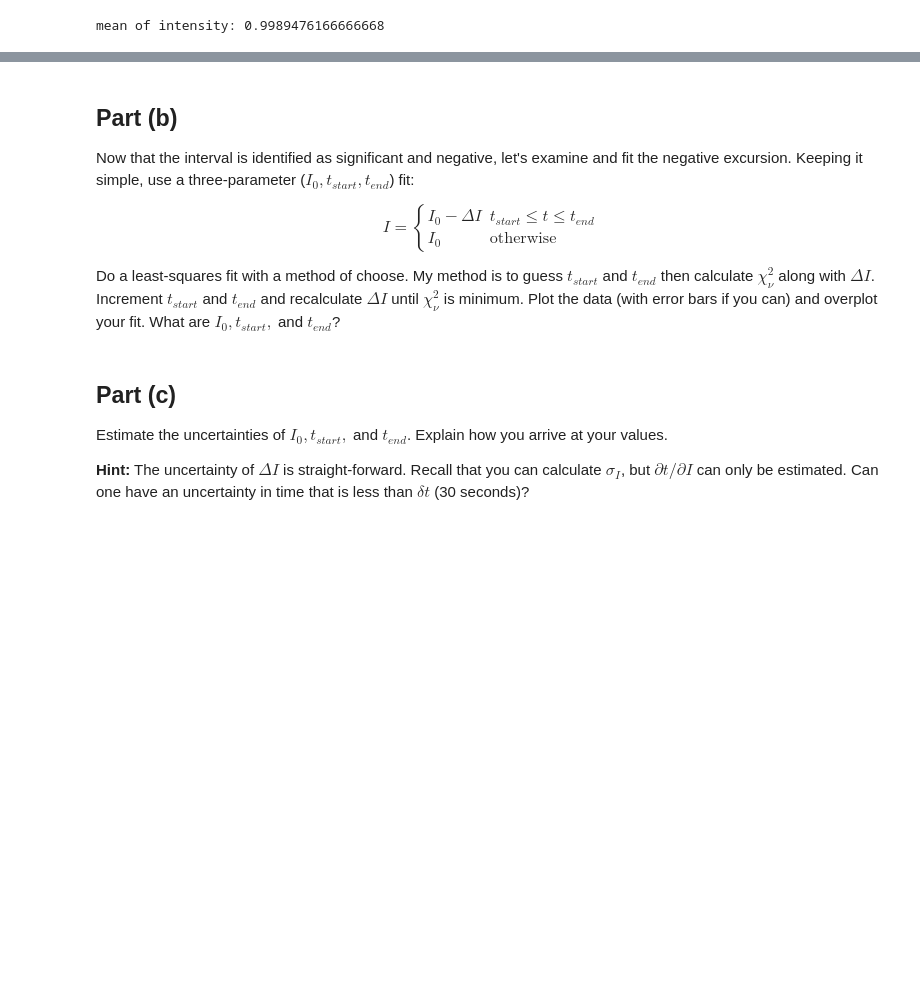
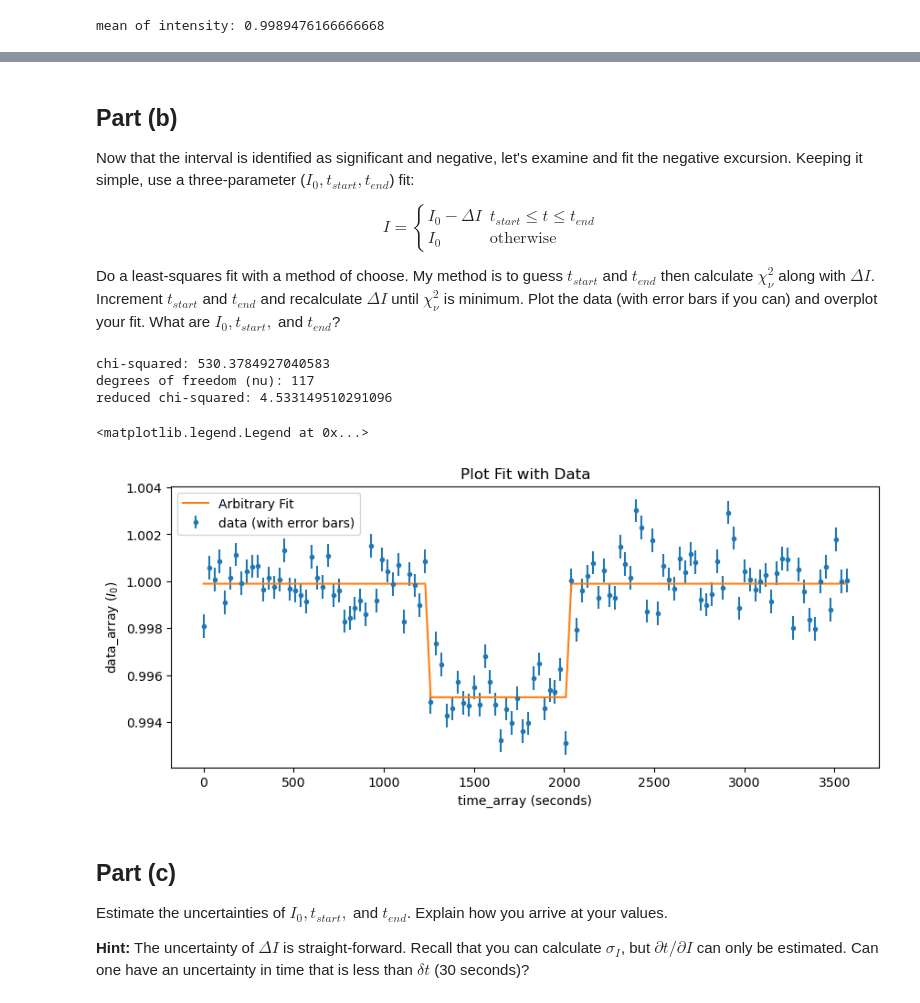
Before and after one commit to Rokkaan5/Code-Reference-Notebook, a Jupyter notebook: CU-Boulder/AstroPhys/HW/hw4/hw4.ipynb, the cells around one changed output, grey strips where cells are left out. Saved outputs shown, nothing was run; the diff lists cells and outputs as text; code cells hidden in the pictures; blank space fills up the shorter version.

Commit message:
add initial code for first attempt of fit to arbitrary function of Q3.b

```diff
--- a/CU-Boulder/AstroPhys/HW/hw4/hw4.ipynb
+++ b/CU-Boulder/AstroPhys/HW/hw4/hw4.ipynb
@@ -203,11 +203,11 @@ array([0.998088, 1.00058 , 1.00007 , 1.00085 , 0.999086, 1.00013 ,
        0.999991, 1.00061 , 0.998795, 1.00178 , 0.999991, 1.00003 ])
 # %%
 # create time-array
-t_start = 0         # start of time array
-t_end = 3570        # end of time array
-dt = 30             # timestep (30 seconds)
+t0 = 0          # start of time array
+tf = 3570       # end of time array
+dt = 30         # timestep (30 seconds)
 
-time_array = np.arange(t_start,t_end+dt,dt)
+time_array = np.arange(t0,tf+dt,dt)
 print("length of time_array:",len(time_array))
 # %% [output]
 length of time_array: 120
@@ -246,12 +246,12 @@ cs_constant.plot_chi2_pdf(cs=cs_constant.cs,df=len(data_array))
 ## Part (b)
 Now that the interval is identified as significant and negative, let's examine and fit the negative excursion. Keeping it simple, use a three-parameter ($I_0, t_{start},t_{end}$) fit:
 
-\begin{equation}
+\begin{equation*}
 I =
 \begin{cases}
 I_0 - \Delta I & t_{start} \le t \le t_{end}\\
 I_0 & \text{otherwise}
 \end{cases}
-\end{equation}
+\end{equation*}
 
 Do a least-squares fit with a method of choose. My method is to guess $t_{start}$ and $t_{end}$ then calculate $\chi_\nu^2$ along with $\Delta I$. Increment $t_{start}$ and $t_{end}$ and recalculate $\Delta I$ until  $\chi_\nu^2$ is minimum. Plot the data (with error bars if you can) and overplot your fit. What are $I_0, t_{start},$ and $t_{end}$?
@@ -260,3 +258,41 @@ Do a least-squares fit with a method of choose. My method is to guess $t_{start}
+# %%
+def fit_udu(t_start, t_end, I0=1):
+    """Fit 'up-down-up'
+    """
+    delta_I = I0 - np.mean(data_array[(time_array>=t_start) & (time_array<=t_end)])
+    fit = []
+    for t in time_array:
+        if t >= t_start and t <= t_end:
+            fit.append(I0 - delta_I)
+        else:
+            fit.append(I0)
+
+    fit = np.array(fit)
+    return fit
+# %%
+fit = fit_udu(t_start=1250,t_end=2010,I0=np.mean(data_array[time_array<1250]))
+# %%
+q3b_cs = hf.nonreduced_chi2(x=data_array,mu_prime=fit,sigma_2=(0.001*data_array)**2)
+print("chi-squared:",q3b_cs)
+
+q3b_rcs = hf.reduced_chi2(x=data_array,mu_prime=fit,sigma_2=(0.001*data_array)**2,parameters=3)
+print("reduced chi-squared:",q3b_rcs)
+# %% [output]
+chi-squared: 530.3784927040583
+degrees of freedom (nu): 117
+reduced chi-squared: 4.533149510291096
+# %%
+# plot (with error bars)
+plt.figure(figsize=(10,4))
+plt.errorbar(time_array,data_array,yerr=0.0005*data_array,fmt='.',label='data (with error bars)')
+plt.plot(time_array,fit,label='Arbitrary Fit')
+plt.xlabel('time_array (seconds)')
+plt.ylabel('data_array ($I_0$)')
+plt.title("Plot Fit with Data")
+plt.legend()
+# %% [output]
+<matplotlib.legend.Legend at 0x...>
+[figure, added]
 # %% [markdown]
 ## Part (c)
 Estimate the uncertainties of $I_0, t_{start},$ and $t_{end}$. Explain how you arrive at your values.
```
Also changed, not shown: parts of 6 cells of this notebook, 6 other files.
